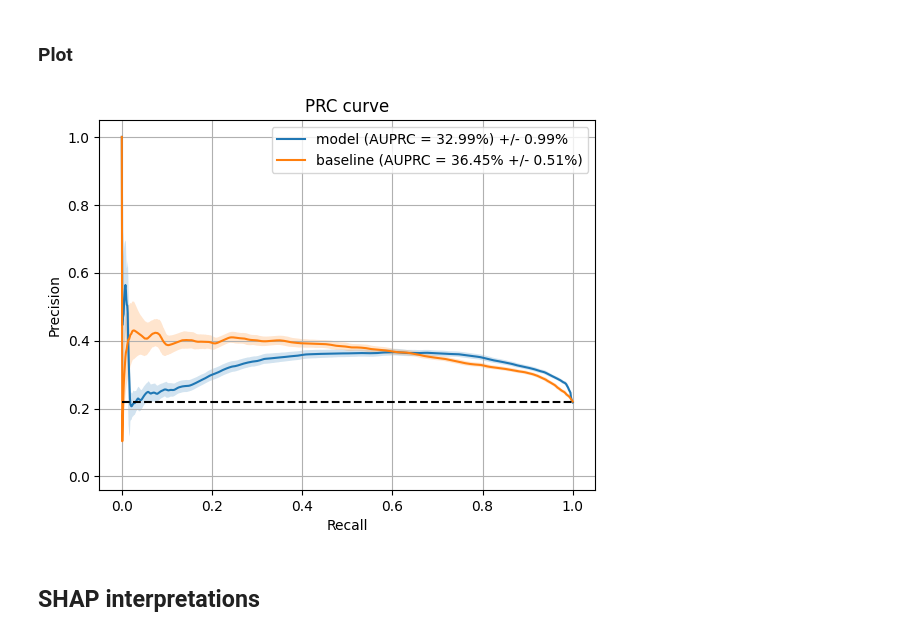
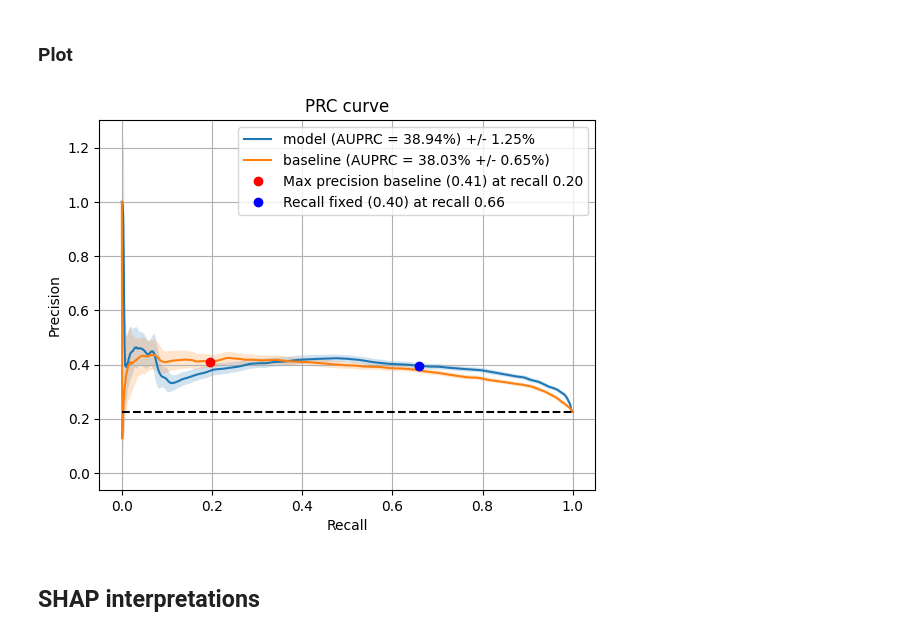
Before and after one commit to BobAubouin/hypotension_pred, a Jupyter notebook: scripts/experiments/test_on_chu.ipynb, the cells around one changed output. Cells and saved outputs as stored; diff of their text form; code cells hidden in the pictures.

```diff
--- a/scripts/experiments/test_on_chu.ipynb
+++ b/scripts/experiments/test_on_chu.ipynb
@@ -27,7 +27,7 @@ test = data
 
 SIGNAL_FEATURE = ['mbp', 'sbp', 'dbp', 'hr', 'rr', 'spo2', 'etco2', 'mac', 'pp_ct']
 STATIC_FEATURE = ["age", "bmi", "asa"]
-HALF_TIME_FILTERING = [30, 3*60, 10*60]
+HALF_TIME_FILTERING = [60, 3*60, 10*60]
 
 FEATURE_NAME = (
     [
@@ -54,0 +70,21 @@ test = test.dropna(subset=FEATURE_NAME)
+# %%
+# Remove abnormal cases with the regards to the training set
+
+abnormal_caseid =['1', '2', '7', '8', '9', '10', '11', '15', '17', '23', '24', '25', '35', '37', '42',
+ '44', '51', '53', '57', '62', '70', '73', '78', '92', '94', '97', '98', '103', '107',
+ '109', '120', '126', '128', '137', '143', '144', '146', '148', '149', '156', '162',
+ '165', '167', '174', '177', '178', '188', '190', '191', '193', '194', '199', '200',
+ '203', '215', '216', '217', '222', '227', '232', '236', '240', '246', '247', '249',
+ '251', '261', '262', '274', '277', '293', '299', '305', '313', '314', '315', '320',
+ '322', '328', '330', '342', '345', '348', '352', '353', '358', '362', '366', '368',
+ '373', '374', '384', '385', '388', '397', '399', '400', '406', '420', '427', '431',
+ '437', '446', '447', '454', '457', '460', '461', '468', '470', '474', '480', '482',
+ '485', '488', '493', '501', '502', '510', '512', '517', '518', '524', '531', '532',
+ '540', '541', '544', '547', '550', '559', '560', '568', '573', '576', '583', '587',
+ '588']
+
+
+# abnormal_caseid = [int(el) for el in abnormal_caseid]
+print(len(test))
+test = test[~(test.caseid.isin(abnormal_caseid))]
+print(len(test))
@@ -117,7 +156,7 @@ y_pred = model.predict_proba(test[FEATURE_NAME])[:, 1]
 y_test = test["label"].to_numpy()
 y_label_ids = test["label_id"].to_numpy()
 
-df_results, tprs_interpolated, precision_interpolated = bootstrap_test(y_test, y_pred, y_label_ids, n_bootstraps=200, rng_seed=rng_seed)
+df_results, tprs_interpolated, precision_interpolated = bootstrap_test(y_test, y_pred, y_label_ids, n_bootstraps=200, rng_seed=rng_seed, strategy='fixed_threshold', target=0.180)
 
 result_folder = Path("data/results")
 if not result_folder.exists():
@@ -142,37 +196,40 @@ F1-score: 0.45 ± 0.02
 ### Plot
 # %%
 recall = np.linspace(0, 1, 1000)
-df_baseline = pd.read_csv("data/results/chu_baseline_results.csv")
+
 precision_mean, precision_std = df_results.precision.to_numpy(), df_results.precision_std.to_numpy()
 auprc_mean, auprc_std = df_results.auprc[0], df_results.auprc_std[0]
 plt.fill_between(
     recall, precision_mean - 2 * precision_std, precision_mean + 2 * precision_std, alpha=0.2
 )
 plt.plot(recall, precision_mean, label=f"model (AUPRC = {auprc_mean:.2%}) +/- {2*auprc_std:.2%}")
 
 # add baseline to the plot
 plt.fill_between(
     df_baseline.recall,
     df_baseline.precision - 2 * df_baseline.precision_std,
     df_baseline.precision + 2 * df_baseline.precision_std,
     alpha=0.2,
 )
 plt.plot(
     df_baseline.recall.values,
     df_baseline.precision.values,
     label=f"baseline (AUPRC = {df_baseline.auprc[0]:.2%} +/- {df_baseline.auprc_std[0]:.2%})",
 )
 
+plt.plot([df_baseline['recall_threshold'].iloc[-1]], [df_baseline['precision_threshold'].iloc[-1]], 'ro', label=f"Max precision baseline ({df_baseline['precision_threshold'].iloc[-1]:.2f}) at recall {df_baseline['recall_threshold'].iloc[-1]:.2f}")
+plt.plot([df_results['recall_threshold'].iloc[-1]], [df_results['precision_threshold'].iloc[-1]], 'bo', label=f"Recall fixed ({df_results['precision_threshold'].iloc[-1]:.2f}) at recall {df_results['recall_threshold'].iloc[-1]:.2f}")
+
 
 plt.plot([0, 1], [df_results['precision'].iloc[-1]]*2, "k--")
 plt.xlabel("Recall")
 plt.ylabel("Precision")
 plt.title("PRC curve")
 plt.legend()
 plt.grid()
 plt.show()
 # %% [output]
-[figure, old version]
+[figure, new version]
 # %% [markdown]
 ## SHAP interpretations
 # %%
```
Also changed, not shown: parts of 9 cells of this notebook, 6 other files.
